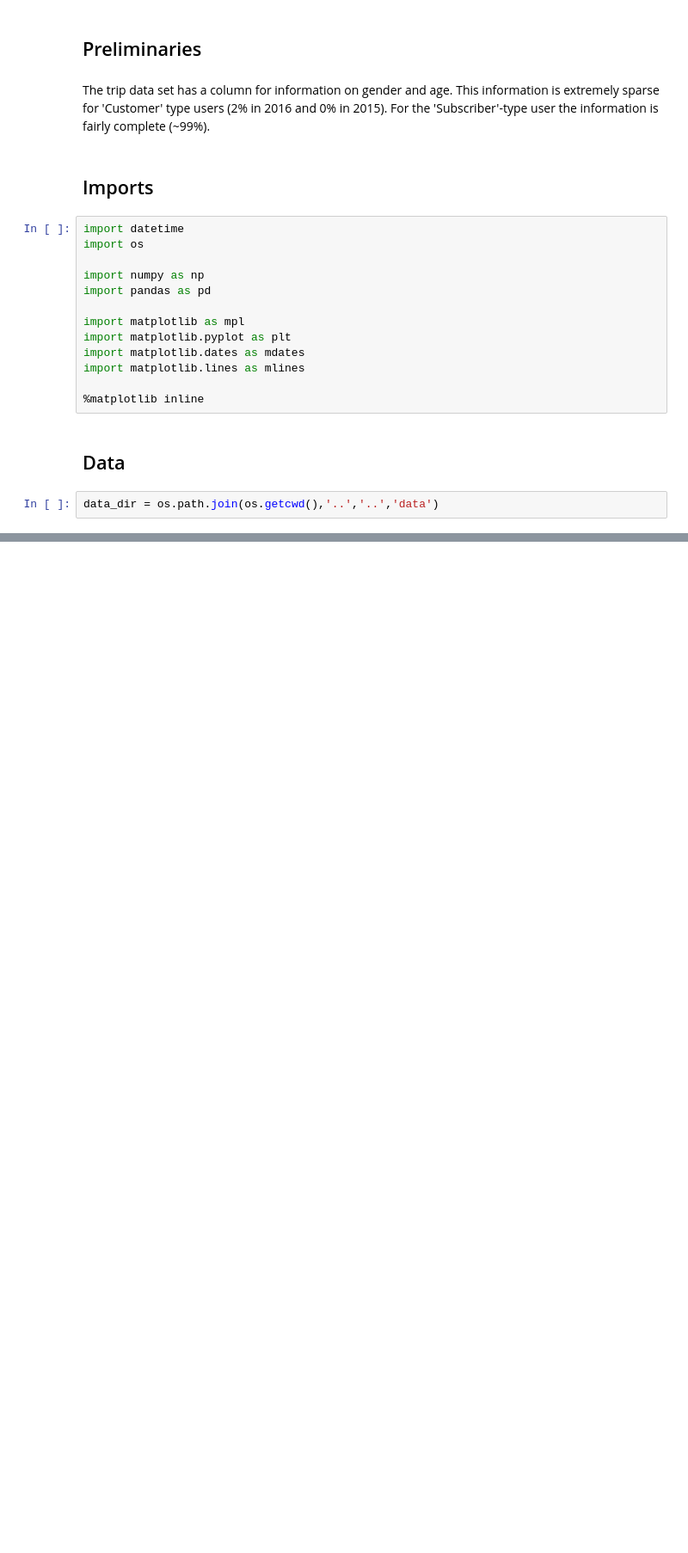
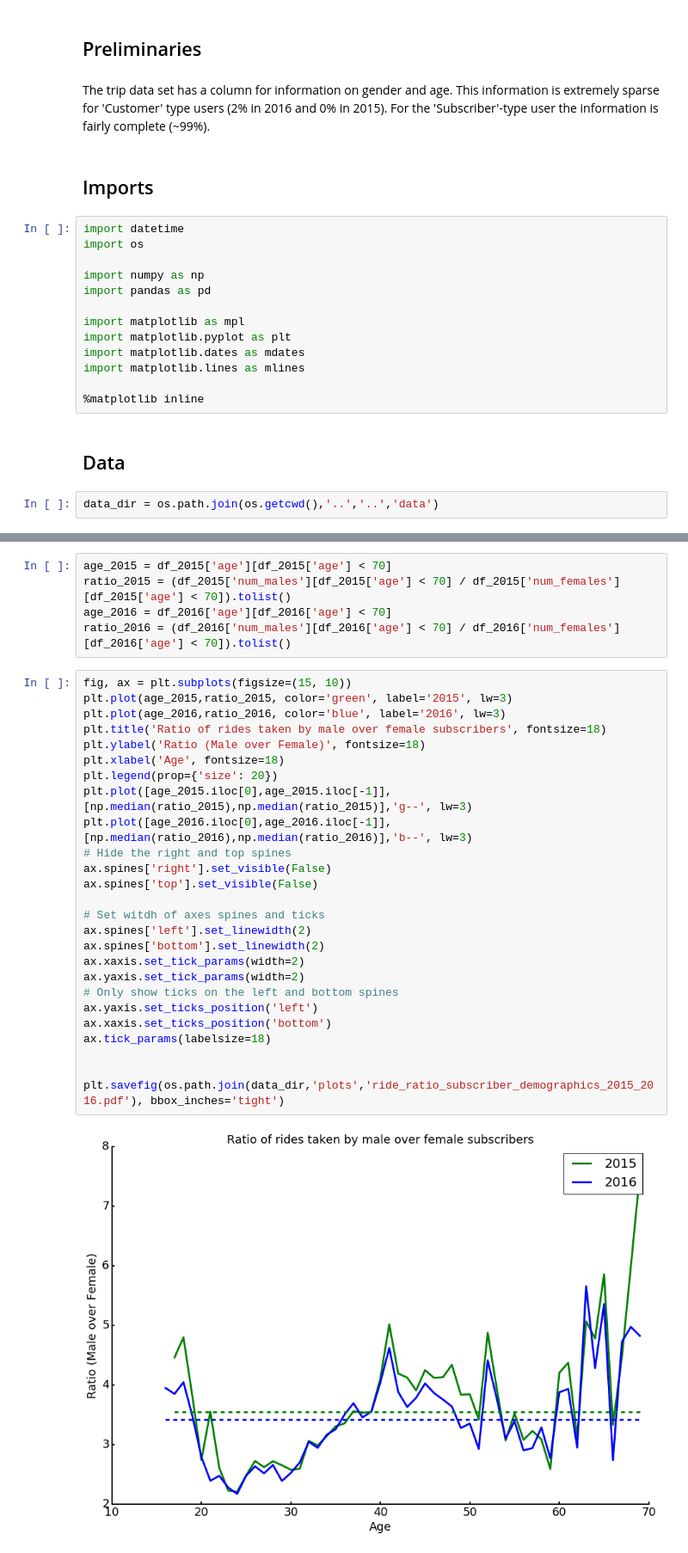
Before and after one commit to cleipski/Citibike, a Jupyter notebook: citibike_05.ipynb, the cells around one changed output, grey strips where cells are left out. Shown: that part at 86% size. Cells and saved outputs as stored; diff of their text form; blank space fills up the shorter version.

```diff
--- a/citibike_05.ipynb
+++ b/citibike_05.ipynb
@@ -27,0 +144,33 @@ data_dir = os.path.join(os.getcwd(),'..','..','data')
+# %%
+age_2015 = df_2015['age'][df_2015['age'] < 70]
+ratio_2015 = (df_2015['num_males'][df_2015['age'] < 70] / df_2015['num_females'][df_2015['age'] < 70]).tolist()
+age_2016 = df_2016['age'][df_2016['age'] < 70]
+ratio_2016 = (df_2016['num_males'][df_2016['age'] < 70] / df_2016['num_females'][df_2016['age'] < 70]).tolist()
+# %%
+fig, ax = plt.subplots(figsize=(15, 10))
+plt.plot(age_2015,ratio_2015, color='green', label='2015', lw=3)
+plt.plot(age_2016,ratio_2016, color='blue', label='2016', lw=3)
+plt.title('Ratio of rides taken by male over female subscribers', fontsize=18)
+plt.ylabel('Ratio (Male over Female)', fontsize=18)
+plt.xlabel('Age', fontsize=18)
+plt.legend(prop={'size': 20})
+plt.plot([age_2015.iloc[0],age_2015.iloc[-1]],[np.median(ratio_2015),np.median(ratio_2015)],'g--', lw=3)
+plt.plot([age_2016.iloc[0],age_2016.iloc[-1]],[np.median(ratio_2016),np.median(ratio_2016)],'b--', lw=3)
+# Hide the right and top spines
+ax.spines['right'].set_visible(False)
+ax.spines['top'].set_visible(False)
+
+# Set witdh of axes spines and ticks
+ax.spines['left'].set_linewidth(2)
+ax.spines['bottom'].set_linewidth(2)
+ax.xaxis.set_tick_params(width=2)
+ax.yaxis.set_tick_params(width=2)
+# Only show ticks on the left and bottom spines
+ax.yaxis.set_ticks_position('left')
+ax.xaxis.set_ticks_position('bottom')
+ax.tick_params(labelsize=18)
+
+
+plt.savefig(os.path.join(data_dir,'plots','ride_ratio_subscriber_demographics_2015_2016.pdf'), bbox_inches='tight')
+# %% [output]
+[figure, added]
```
Also changed, not shown: parts of 7 cells of this notebook.
